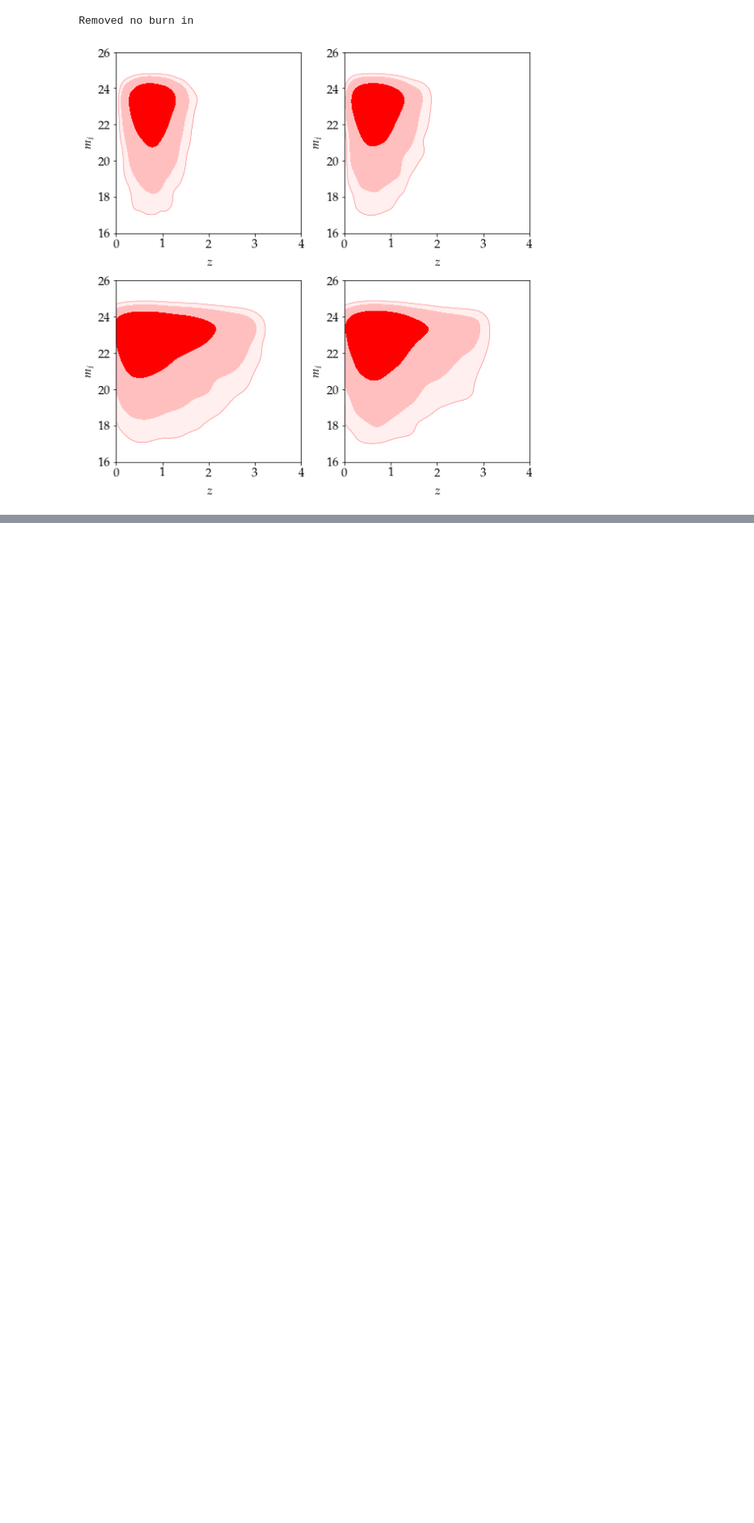
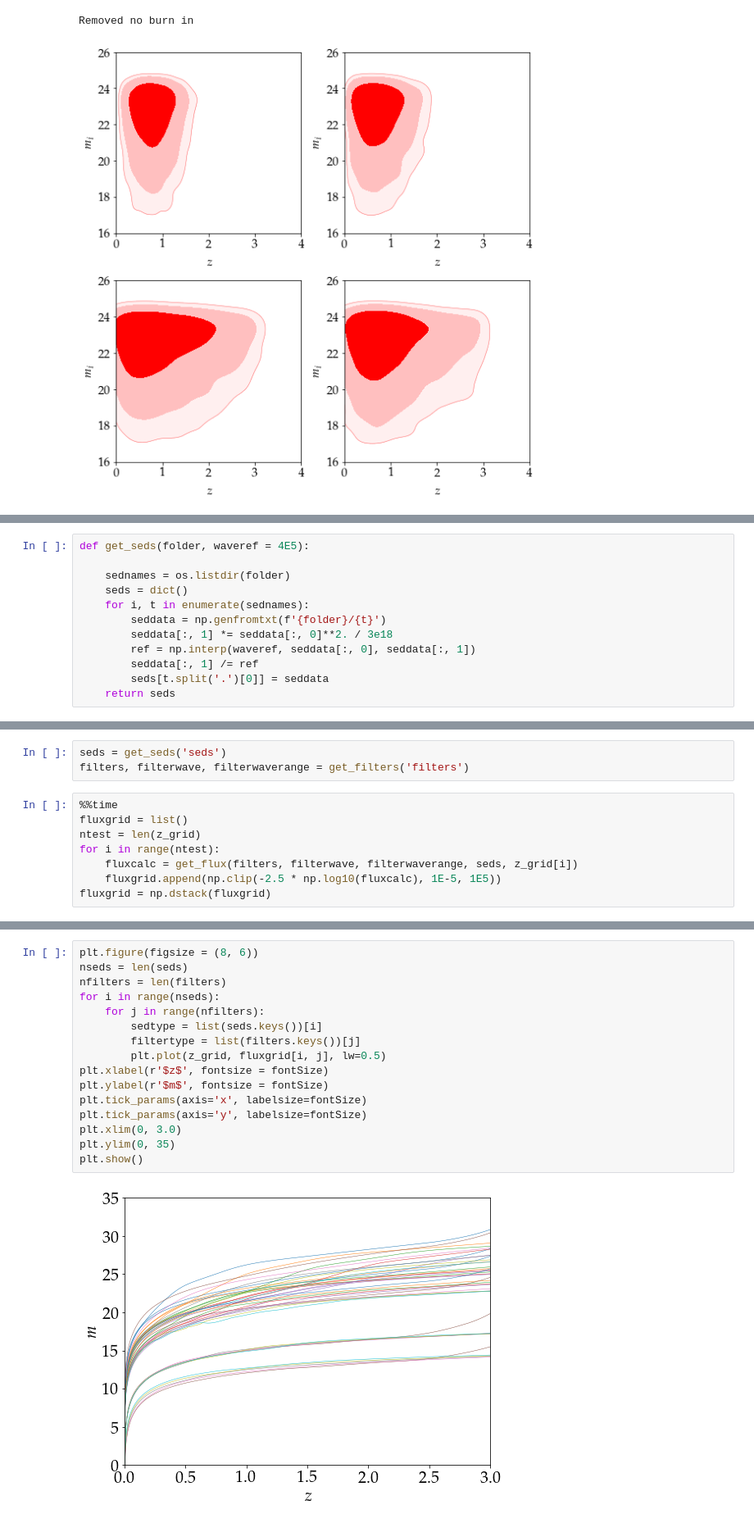
Before and after one commit to Harry45/BHM-nz, a Jupyter notebook: reference/BL-2016/understanding.ipynb, the cells around one changed output, grey strips where cells are left out. Shown at 82% size. Drawn from its saved outputs; the diff is of its cells as text; blank space fills up the shorter version.

```diff
--- a/reference/BL-2016/understanding.ipynb
+++ b/reference/BL-2016/understanding.ipynb
@@ -555,0 +474,12 @@ plt.show()
+# %%
+def get_seds(folder, waveref = 4E5):
+
+    sednames = os.listdir(folder)
+    seds = dict()
+    for i, t in enumerate(sednames):
+        seddata = np.genfromtxt(f'{folder}/{t}')
+        seddata[:, 1] *= seddata[:, 0]**2. / 3e18
+        ref = np.interp(waveref, seddata[:, 0], seddata[:, 1])
+        seddata[:, 1] /= ref
+        seds[t.split('.')[0]] = seddata
+    return seds
@@ -555,0 +553,11 @@ plt.show()
+# %%
+seds = get_seds('seds')
+filters, filterwave, filterwaverange = get_filters('filters')
+# %%
+%%time
+fluxgrid = list()
+ntest = len(z_grid)
+for i in range(ntest):
+    fluxcalc = get_flux(filters, filterwave, filterwaverange, seds, z_grid[i])
+    fluxgrid.append(np.clip(-2.5 * np.log10(fluxcalc), 1E-5, 1E5))
+fluxgrid = np.dstack(fluxgrid)
@@ -555,0 +567,18 @@ plt.show()
+# %%
+plt.figure(figsize = (8, 6))
+nseds = len(seds)
+nfilters = len(filters)
+for i in range(nseds):
+    for j in range(nfilters):
+        sedtype = list(seds.keys())[i]
+        filtertype = list(filters.keys())[j]
+        plt.plot(z_grid, fluxgrid[i, j], lw=0.5)
+plt.xlabel(r'$z$', fontsize = fontSize)
+plt.ylabel(r'$m$', fontsize = fontSize)
+plt.tick_params(axis='x', labelsize=fontSize)
+plt.tick_params(axis='y', labelsize=fontSize)
+plt.xlim(0, 3.0)
+plt.ylim(0, 35)
+plt.show()
+# %% [output]
+[figure, added]
```
Also changed, not shown: parts of 40 cells of this notebook, 7 other files.
